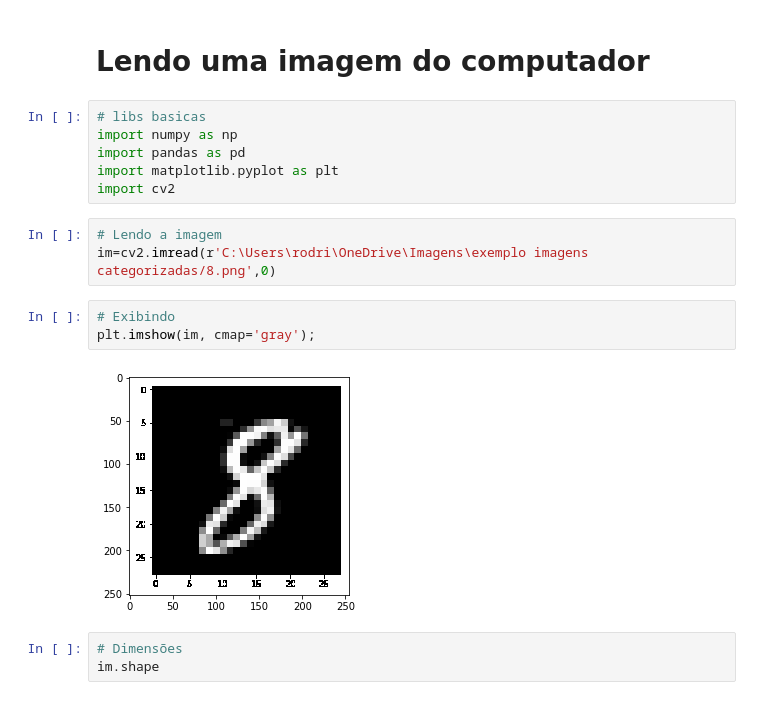
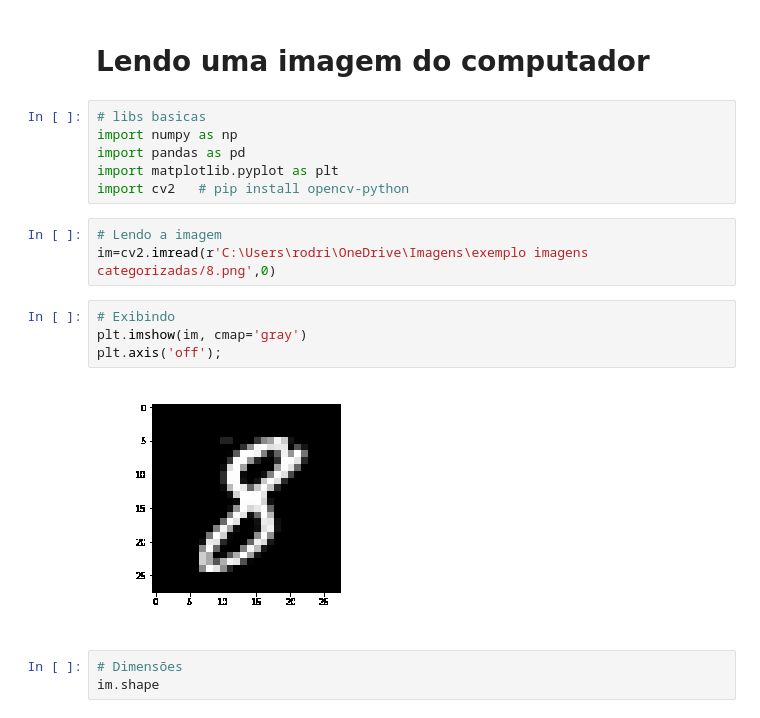
Before and after one commit to Rbiasuz/old_stuff, a Jupyter notebook: 1 Aulas Data Science/4 - Machine Learning/MLP/Leitura de imagens.ipynb, the cells around one changed output. Drawn from its saved outputs; the diff is of its cells as text.

```diff
--- a/1 Aulas Data Science/4 - Machine Learning/MLP/Leitura de imagens.ipynb
+++ b/1 Aulas Data Science/4 - Machine Learning/MLP/Leitura de imagens.ipynb
@@ -5,15 +5,16 @@
 import numpy as np
 import pandas as pd
 import matplotlib.pyplot as plt
-import cv2
+import cv2   # pip install opencv-python
 # %%
 # Lendo a imagem
 im=cv2.imread(r'C:\Users\rodri\OneDrive\Imagens\exemplo imagens categorizadas/8.png',0)
 # %%
 # Exibindo
-plt.imshow(im, cmap='gray');
+plt.imshow(im, cmap='gray')
+plt.axis('off');
 # %% [output]
-[figure, old version]
+[figure, new version]
 # %%
 # Dimensões
 im.shape
```
Also changed, not shown: parts of 12 cells of this notebook, 3 other files.
